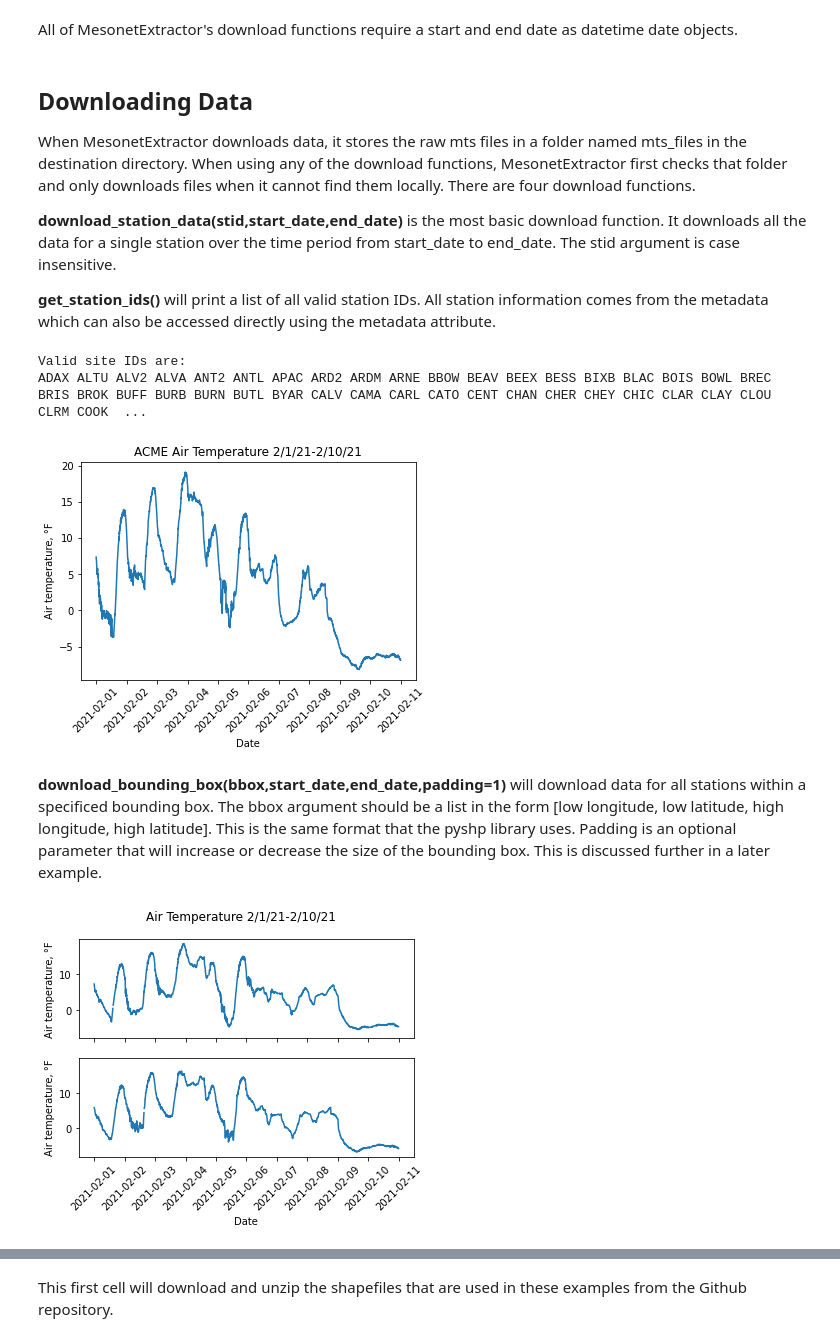
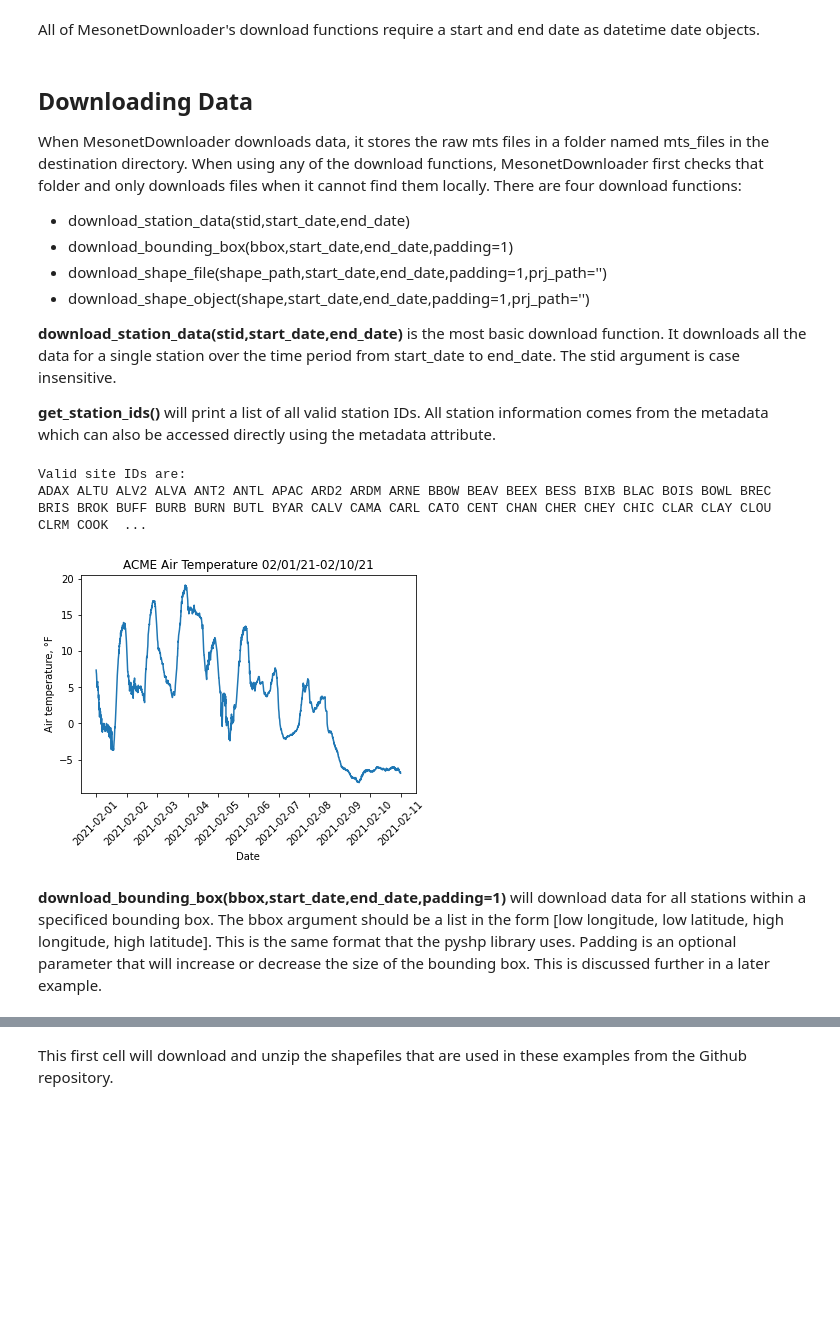
Before and after one commit to bjrubinstein/okmesopy, a Jupyter notebook: examples/examples.ipynb, the cells around one changed output, grey strips where cells are left out. Cells and saved outputs as stored; diff of their text form; code cells hidden in the pictures; blank space fills up the shorter version.

Commit message:
Update the example notebook to use the new class name

```diff
--- a/examples/examples.ipynb
+++ b/examples/examples.ipynb
@@ -26,16 +26,20 @@ Upon initialization, MesonetExtractor checks for the metadata file in the destin
 # %%
-# create a new MesonetExtractor object
+# set the destination to this notebook's directory
 destination = os.getcwd()
-extractor = MesonetExtractor(destination, verbose = False)
+downloader = MesonetDownloader(destination, verbose = False)
 # %% [markdown]
-All of MesonetExtractor's download functions require a start and end date as datetime date objects.
+All of MesonetDownloader's download functions require a start and end date as datetime date objects.
 # %%
 start_date = date(2021, 2, 1)
 end_date = date(2021, 2, 10)
 # %% [markdown]
 ## Downloading Data
 
-When MesonetExtractor downloads data, it stores the raw mts files in a folder named mts_files in the destination directory. When using any of the download functions, MesonetExtractor first checks that folder and only downloads files when it cannot find them locally. There are four download functions.
+When MesonetDownloader downloads data, it stores the raw mts files in a folder named mts_files in the destination directory. When using any of the download functions, MesonetDownloader first checks that folder and only downloads files when it cannot find them locally. There are four download functions:
+- download_station_data(stid,start_date,end_date)
+- download_bounding_box(bbox,start_date,end_date,padding=1)
+- download_shape_file(shape_path,start_date,end_date,padding=1,prj_path='')
+- download_shape_object(shape,start_date,end_date,padding=1,prj_path='')
 
 **download_station_data(stid,start_date,end_date)** is the most basic download function. It downloads all the data for a single station over the time period from start_date to end_date. The stid argument is case insensitive.
 
@@ -48,28 +52,13 @@ Valid site IDs are:
 ADAX ALTU ALV2 ALVA ANT2 ANTL APAC ARD2 ARDM ARNE BBOW BEAV BEEX BESS BIXB BLAC BOIS BOWL BREC BRIS BROK BUFF BURB BURN BUTL BYAR CALV CAMA CARL CATO CENT CHAN CHER CHEY CHIC CLAR CLAY CLOU CLRM COOK  ...
 # %%
 stid = 'acme'
-station_data = extractor.download_station_data(stid,start_date,end_date)
-plt.plot(station_data['date_time'],station_data['TAIR'])
-plt.title('{} Air Temperature 2/1/21-2/10/21'.format(stid.upper()))
+station_data = downloader.download_station_data(stid,start_date,end_date)
+plt.plot(station_data['DATETIME'],station_data['TAIR'])
+plt.title('{} Air Temperature {}-{}'.format(stid.upper(),start_date.strftime('%m/%d/%y'),end_date.strftime('%m/%d/%y')))
 plt.xlabel('Date')
 plt.ylabel('Air temperature, °F')
 ticks = plt.xticks(rotation = 45)
 # %% [output]
-[figure, old version]
+[figure, new version]
 # %% [markdown]
 **download_bounding_box(bbox,start_date,end_date,padding=1)** will download data for all stations within a specificed bounding box. The bbox argument should be a list in the form [low longitude, low latitude, high longitude, high latitude]. This is the same format that the pyshp library uses. Padding is an optional parameter that will increase or decrease the size of the bounding box. This is discussed further in a later example.
-# %%
-bbox = [-96.5,34,-96,35]
-bbox_data = extractor.download_bounding_box(bbox,start_date,end_date)
-fig, axs = plt.subplots(2, sharex=True, sharey=True)
-fig.suptitle('Air Temperature 2/1/21-2/10/21')
-cent_data = bbox_data.loc[bbox_data['STID'] == 'CENT']
-stua_data = bbox_data.loc[bbox_data['STID'] == 'STUA']
-axs[0].plot(cent_data['date_time'],cent_data['TAIR'])
-axs[1].plot(stua_data['date_time'],stua_data['TAIR'])
-for ax in axs.flat:
-    ax.set(xlabel='Date', ylabel='Air temperature, °F')
-    ax.label_outer()
-ticks = plt.xticks(rotation = 45)
-# %% [output]
-[figure, removed]
```
Also changed, not shown: parts of 12 cells of this notebook.
